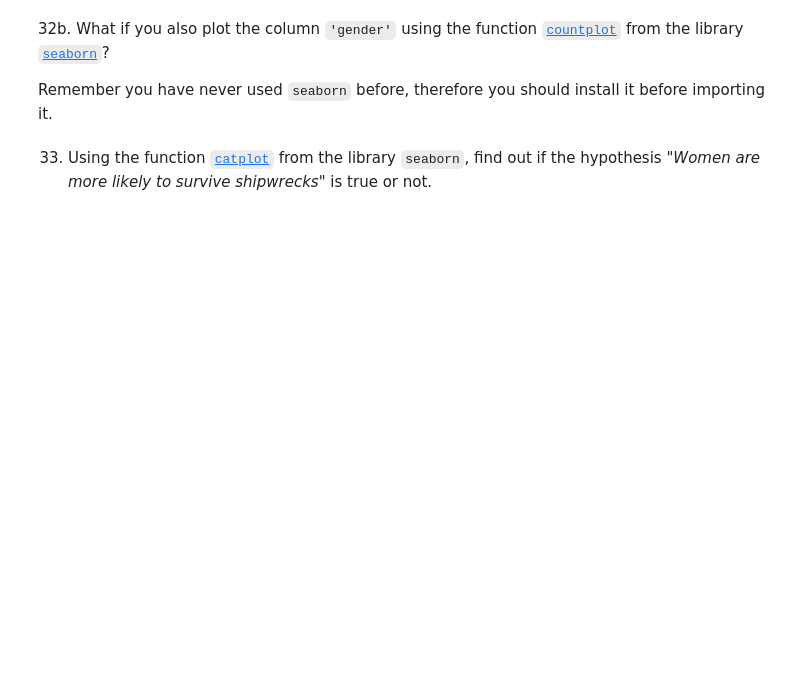
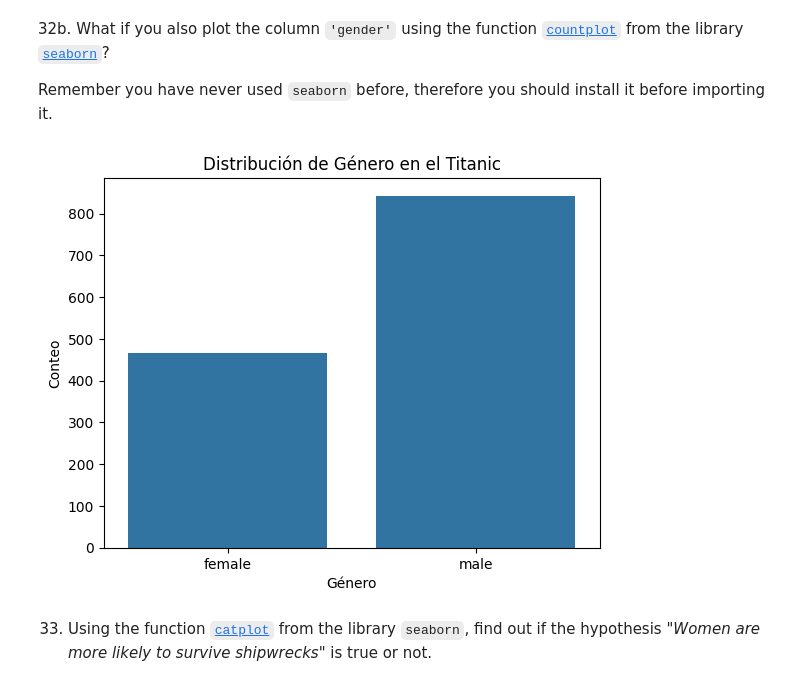
Before and after one commit to NaiSaratxaga/2503_dsft_thebridge_naiara, a Jupyter notebook: 2-Data_Analysis/2-Pandas/Practica/7-Titanic/Titanic-exercise.ipynb, the cells around one changed output. Cells and saved outputs as stored; diff of their text form; code cells hidden in the pictures; blank space fills up the shorter version.

```diff
--- a/2-Data_Analysis/2-Pandas/Practica/7-Titanic/Titanic-exercise.ipynb
+++ b/2-Data_Analysis/2-Pandas/Practica/7-Titanic/Titanic-exercise.ipynb
@@ -540,5 +670,22 @@ Hint: There were two people with the same name, who?
 32b. What if you also plot the column `'gender'` using the function [`countplot`](https://seaborn.pydata.org/generated/seaborn.countplot.html) from the library [`seaborn`](https://seaborn.pydata.org/)?
 
 Remember you have never used `seaborn` before, therefore you should install it before importing it.
+# %%
+# Creamos un gráfico de barras (countplot) para la columna 'gender' de titanic
+sns.countplot(data=titanic, x='gender')
+
+# Añadimos la etiqueta al eje x (Género)
+plt.xlabel('Género')
+
+# Añadimos la etiqueta al eje y (Conteo de pasajeros)
+plt.ylabel('Conteo')
+
+# Añadimos un título al gráfico
+plt.title('Distribución de Género en el Titanic')
+
+# Mostramos el gráfico
+plt.show()
+# %% [output]
+[figure, added]
 # %% [markdown]
 33. Using the function [`catplot`](https://seaborn.pydata.org/generated/seaborn.catplot.html) from the library `seaborn`, find out if the hypothesis _"Women are more likely to survive shipwrecks"_ is true or not.
```
Also changed, not shown: parts of 25 cells of this notebook.
